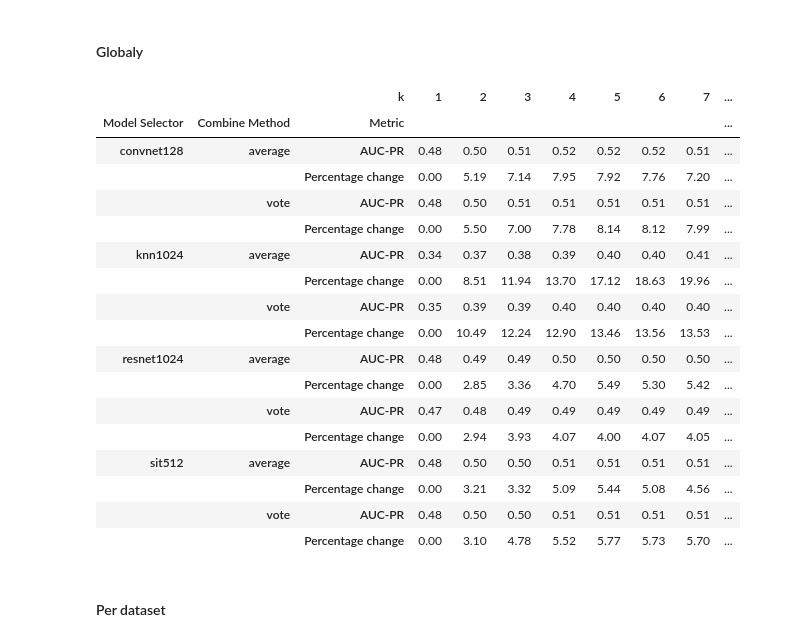
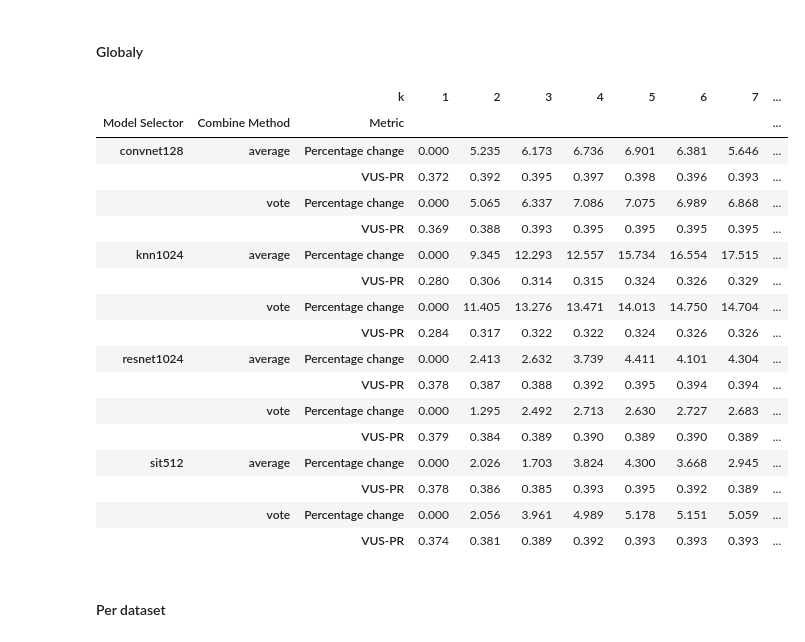
Before and after one commit to sylligardos/MSADv2, a Jupyter notebook: notebooks/accuracy.ipynb, the cells around one changed output. Cells and saved outputs as stored; diff of their text form; code cells hidden in the pictures.

```diff
--- a/notebooks/k_analysis_042024.ipynb
+++ b/notebooks/accuracy.ipynb
@@ -154 +137,10 @@ This is done so that you can run the analysis with no problem even if you don't
+# %%
+# Keep only the time series that are in the global validation set
+time_df = pd.read_csv(exec_time_path)
+time_df['filename'] = time_df.apply(lambda x: f"{x['dataset']}/{x['filename']}", axis='columns')
+time_df.rename(columns={'filename': 'Time series', 'dataset': 'Dataset'}, inplace=True)
+time_df.set_index('Time series', inplace=True)
+
+results_df = results_df[results_df['Time series'].isin(time_df.index)].copy()
+results_df.reset_index(drop=True, inplace=True)
 # %%
@@ -158,0 +185,8 @@ k_values = [x for x in k_values if x in curr_experiment_env]
+# %%
+# Combine old with new df
+tmp_df = results_df.copy()
+tmp_df['Model'] = tmp_df.apply(lambda x: f"{x['Model Selector']}_{x['Combine Method']}_{x['k']}", axis=1)
+tmp_df = tmp_df.drop(columns=['Model Selector', 'k', 'Combine Method'] + weight_columns)
+
+df = pd.concat([metrics_df, tmp_df], axis='rows')
+df
@@ -158,0 +228,9 @@ k_values = [x for x in k_values if x in curr_experiment_env]
+# %%
+fig, axes = plt.subplots(len(model_selectors), len(combine_methods), figsize=(10, 10), sharey=True)
+
+for i, model_selector in enumerate(model_selectors):
+    for j, combine_method in enumerate(combine_methods):
+        bins = sns.boxplot(ax=axes[i, j], data=df[(df["Model Selector"] == model_selector) & (df["Combine Method"] == combine_method)], x="k", y="VUS-PR", showmeans=True)
+        print(bins)
+
+plt.show()
@@ -229,3 +317,13 @@ plt.tight_layout()
 plt.show()
 # %% [output]
 [figure]
+# %%
+# Compute AVG-ENS average per dataset
+avg_ens_means = []
+for dataset in datasets:
+    avg_ens_means.append({
+        "Dataset": dataset,
+        "AUC-PR": metrics_df.filter(like=dataset, axis=0).mean()[0]
+    })
+avg_ens_means_df = pd.DataFrame(avg_ens_means)
+avg_ens_means_df
@@ -242,59 +397,60 @@ global_results = {
     'Metric': [],
     'Value': [],
 }
+curr_metric = 'VUS-PR'
 
 # Iterate over each combination of model selector and combine method
 for model_selector in model_selectors:
     for combine_method in combine_methods:
         tmp_df = df[(df["Model Selector"] == model_selector) & (df["Combine Method"] == combine_method)]
-        curr_k1_avg = tmp_df[tmp_df['k'] == 1]['AUC-PR'].mean()
+        curr_k1_avg = tmp_df[tmp_df['k'] == 1][curr_metric].mean()
 
         # Compute the percentage change for each value of k
         for k in k_values:
-            curr_k_avg = tmp_df[tmp_df['k'] == k]['AUC-PR'].mean()
+            curr_k_avg = tmp_df[tmp_df['k'] == k][curr_metric].mean()
             percentage_change = ((curr_k_avg - curr_k1_avg) / curr_k1_avg) * 100
 
             # Append the result to the DataFrame
             global_results['Model Selector'].append(model_selector)
             global_results['Combine Method'].append(combine_method)
             global_results['k'].append(k)
             # global_results['AUC-PR'].append((np.round(curr_k_avg, 2), np.round(percentage_change, 2)))
-            global_results['Metric'].append('AUC-PR')
+            global_results['Metric'].append(curr_metric)
             global_results['Value'].append(curr_k_avg)
 
             global_results['Model Selector'].append(model_selector)
             global_results['Combine Method'].append(combine_method)
             global_results['k'].append(k)
             global_results['Metric'].append('Percentage change')
             global_results['Value'].append(percentage_change)
 
 global_results_df = pd.DataFrame.from_dict(global_results)
 
 # Print the results DataFrame
 global_results_df = global_results_df.pivot(index=["Model Selector", "Combine Method", "Metric"], columns="k", values="Value")
 global_results_df.index
-s = global_results_df.style.apply(highlight_max, axis=1).format({"AUC-PR": '{:.2f}', "Percentage change": '{:.1f}'}, na_rep='MISS', precision=2)
+s = global_results_df.style.apply(highlight_max, axis=1).format({curr_metric: '{:.3f}', "Percentage change": '{:.1f}'}, na_rep='MISS', precision=3)
 s
 # print(s.to_latex())
 # %% [output]
 |  |  | k | 1 | 2 | 3 | 4 | 5 | 6 | 7 | ... |
 | Model Selector | Combine Method | Metric |  |  |  |  |  |  |  | ... |
-| convnet128 | average | AUC-PR | 0.48 | 0.50 | 0.51 | 0.52 | 0.52 | 0.52 | 0.51 | ... |
-|  |  | Percentage change | 0.00 | 5.19 | 7.14 | 7.95 | 7.92 | 7.76 | 7.20 | ... |
-|  | vote | AUC-PR | 0.48 | 0.50 | 0.51 | 0.51 | 0.51 | 0.51 | 0.51 | ... |
-|  |  | Percentage change | 0.00 | 5.50 | 7.00 | 7.78 | 8.14 | 8.12 | 7.99 | ... |
-| knn1024 | average | AUC-PR | 0.34 | 0.37 | 0.38 | 0.39 | 0.40 | 0.40 | 0.41 | ... |
-|  |  | Percentage change | 0.00 | 8.51 | 11.94 | 13.70 | 17.12 | 18.63 | 19.96 | ... |
-|  | vote | AUC-PR | 0.35 | 0.39 | 0.39 | 0.40 | 0.40 | 0.40 | 0.40 | ... |
-|  |  | Percentage change | 0.00 | 10.49 | 12.24 | 12.90 | 13.46 | 13.56 | 13.53 | ... |
-| resnet1024 | average | AUC-PR | 0.48 | 0.49 | 0.49 | 0.50 | 0.50 | 0.50 | 0.50 | ... |
-|  |  | Percentage change | 0.00 | 2.85 | 3.36 | 4.70 | 5.49 | 5.30 | 5.42 | ... |
-|  | vote | AUC-PR | 0.47 | 0.48 | 0.49 | 0.49 | 0.49 | 0.49 | 0.49 | ... |
-|  |  | Percentage change | 0.00 | 2.94 | 3.93 | 4.07 | 4.00 | 4.07 | 4.05 | ... |
-| sit512 | average | AUC-PR | 0.48 | 0.50 | 0.50 | 0.51 | 0.51 | 0.51 | 0.51 | ... |
-|  |  | Percentage change | 0.00 | 3.21 | 3.32 | 5.09 | 5.44 | 5.08 | 4.56 | ... |
-|  | vote | AUC-PR | 0.48 | 0.50 | 0.50 | 0.51 | 0.51 | 0.51 | 0.51 | ... |
-|  |  | Percentage change | 0.00 | 3.10 | 4.78 | 5.52 | 5.77 | 5.73 | 5.70 | ... |
+| convnet128 | average | Percentage change | 0.000 | 5.235 | 6.173 | 6.736 | 6.901 | 6.381 | 5.646 | ... |
+|  |  | VUS-PR | 0.372 | 0.392 | 0.395 | 0.397 | 0.398 | 0.396 | 0.393 | ... |
+|  | vote | Percentage change | 0.000 | 5.065 | 6.337 | 7.086 | 7.075 | 6.989 | 6.868 | ... |
+|  |  | VUS-PR | 0.369 | 0.388 | 0.393 | 0.395 | 0.395 | 0.395 | 0.395 | ... |
+| knn1024 | average | Percentage change | 0.000 | 9.345 | 12.293 | 12.557 | 15.734 | 16.554 | 17.515 | ... |
+|  |  | VUS-PR | 0.280 | 0.306 | 0.314 | 0.315 | 0.324 | 0.326 | 0.329 | ... |
+|  | vote | Percentage change | 0.000 | 11.405 | 13.276 | 13.471 | 14.013 | 14.750 | 14.704 | ... |
+|  |  | VUS-PR | 0.284 | 0.317 | 0.322 | 0.322 | 0.324 | 0.326 | 0.326 | ... |
+| resnet1024 | average | Percentage change | 0.000 | 2.413 | 2.632 | 3.739 | 4.411 | 4.101 | 4.304 | ... |
+|  |  | VUS-PR | 0.378 | 0.387 | 0.388 | 0.392 | 0.395 | 0.394 | 0.394 | ... |
+|  | vote | Percentage change | 0.000 | 1.295 | 2.492 | 2.713 | 2.630 | 2.727 | 2.683 | ... |
+|  |  | VUS-PR | 0.379 | 0.384 | 0.389 | 0.390 | 0.389 | 0.390 | 0.389 | ... |
+| sit512 | average | Percentage change | 0.000 | 2.026 | 1.703 | 3.824 | 4.300 | 3.668 | 2.945 | ... |
+|  |  | VUS-PR | 0.378 | 0.386 | 0.385 | 0.393 | 0.395 | 0.392 | 0.389 | ... |
+|  | vote | Percentage change | 0.000 | 2.056 | 3.961 | 4.989 | 5.178 | 5.151 | 5.059 | ... |
+|  |  | VUS-PR | 0.374 | 0.381 | 0.389 | 0.392 | 0.393 | 0.393 | 0.393 | ... |
 # %% [markdown]
 #### Per dataset
 # %%
```
Also changed, not shown: parts of 24 cells of this notebook, 22 other files.
